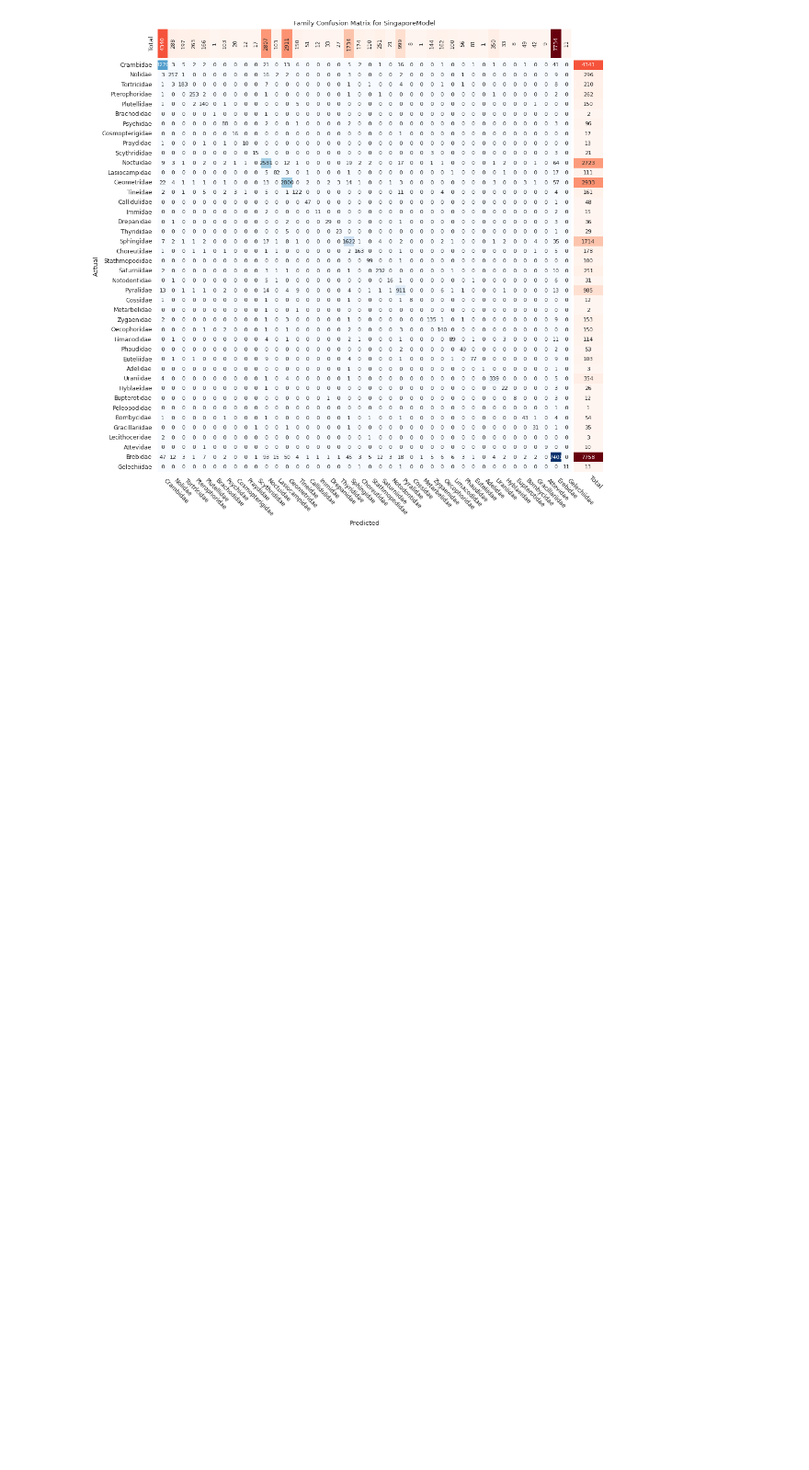
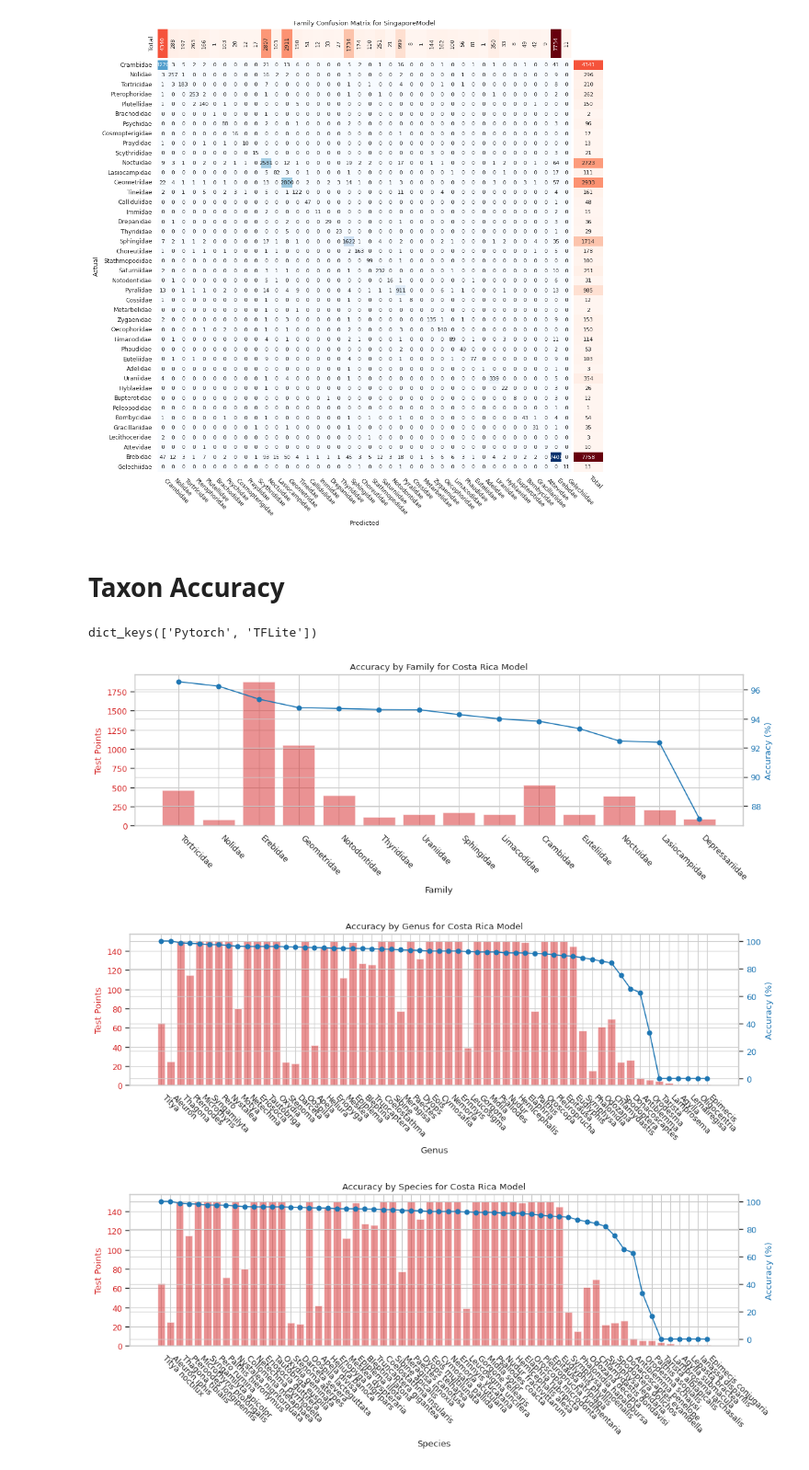
Before and after one commit to AMI-system/compress_models, a Jupyter notebook: Evalutation.ipynb, the cells around one changed output. Shown at 92% size. Saved outputs shown, nothing was run; the diff lists cells and outputs as text; code cells hidden in the pictures; blank space fills up the shorter version.

Commit message:
Add taxon accuracy plots

```diff
--- a/Evalutation.ipynb
+++ b/Evalutation.ipynb
@@ -207,3 +207,9 @@ fam_cf = create_cf(json_names, str_head='F')
 create_cf_matrix(fam_cf, spec = "Family", spec2='Singapore', save=True, fs=(12, 12))
 # %% [output]
 [figure]
+# %% [markdown]
+# Taxon Accuracy
+# %%
+cr_taxon.keys()
+# %% [output]
+dict_keys(['Pytorch', 'TFLite'])
@@ -209,0 +281,12 @@ create_cf_matrix(fam_cf, spec = "Family", spec2='Singapore', save=True, fs=(12,
+# %%
+# for family, genus, species plot the accuracy and test points
+fig, ax1, ax2 = taxon_acc_plot(cr_taxon, taxon='family')
+fig.savefig('./outputs/plots/taxon/cr_family_acc.png', dpi=300, bbox_inches='tight')
+fig, ax1, ax2 = taxon_acc_plot(cr_taxon, taxon='genus')
+fig.savefig('./outputs/plots/taxon/cr_genus_acc.png', dpi=300, bbox_inches='tight')
+fig, ax1, ax2 = taxon_acc_plot(cr_taxon, taxon='species')
+fig.savefig('./outputs/plots/taxon/cr_species_acc.png', dpi=300, bbox_inches='tight')
+# %% [output]
+[figure, added]
+[figure, added]
+[figure, added]
```
Also changed, not shown: parts of 3 cells of this notebook.
